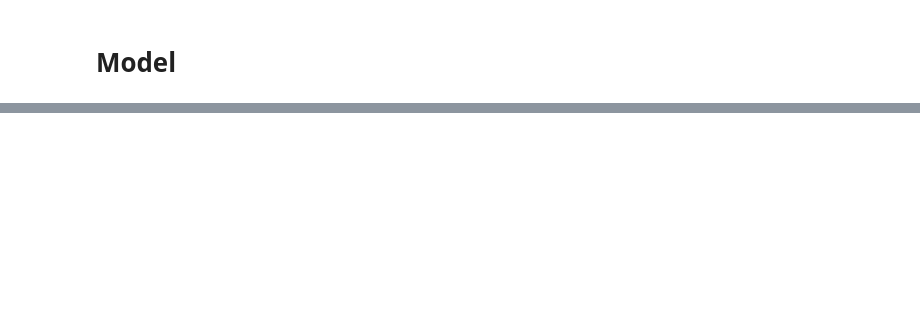
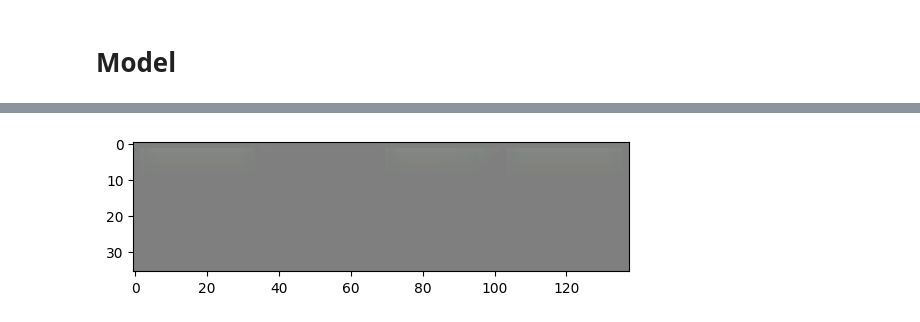
Before and after one commit to Alireza-Ghafouri/Semi-Supervied-learning-using-VAE-PyTorch, a Jupyter notebook: ssl-vae-cifar.ipynb, the cells around one changed output, grey strips where cells are left out. Cells and saved outputs as stored; diff of their text form; code cells hidden in the pictures; blank space fills up the shorter version.

```diff
--- a/ssl-vae-cifar.ipynb
+++ b/ssl-vae-cifar.ipynb
@@ -259,0 +342,5 @@ VAE Loss: 6601.0419921875
+# %%
+outputs, _, _, _ = vae_model1(images)
+imshow(torchvision.utils.make_grid(outputs))
+# %% [output]
+[figure, added]
```
Also changed, not shown: parts of 15 cells of this notebook.
